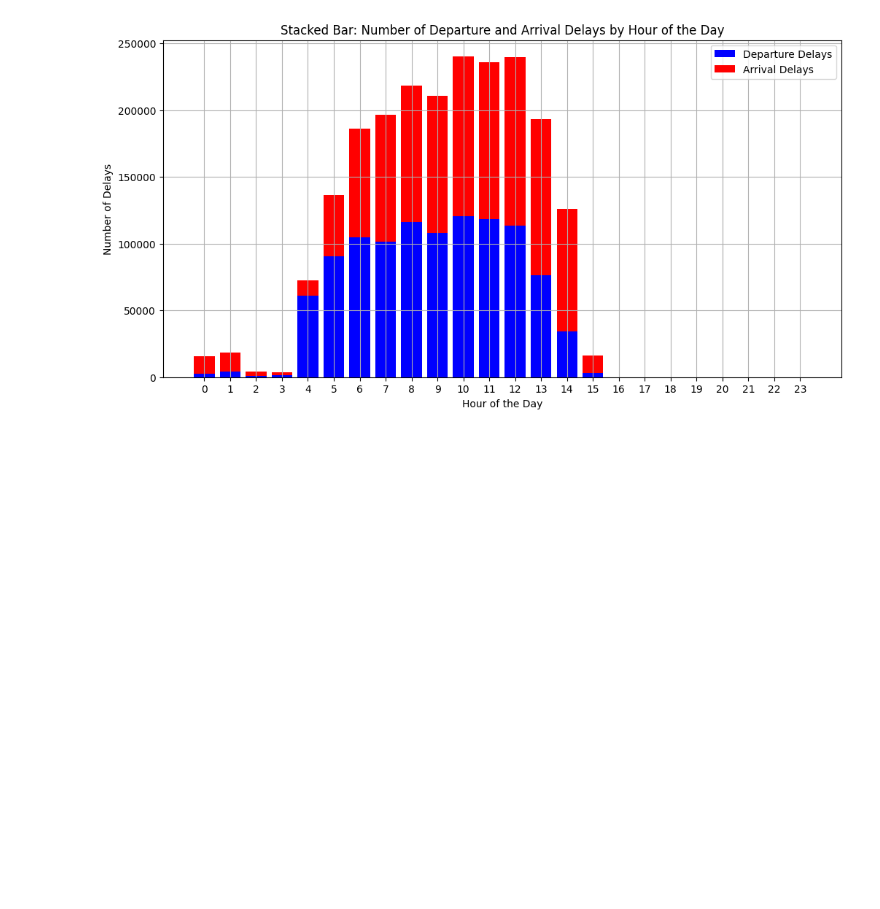
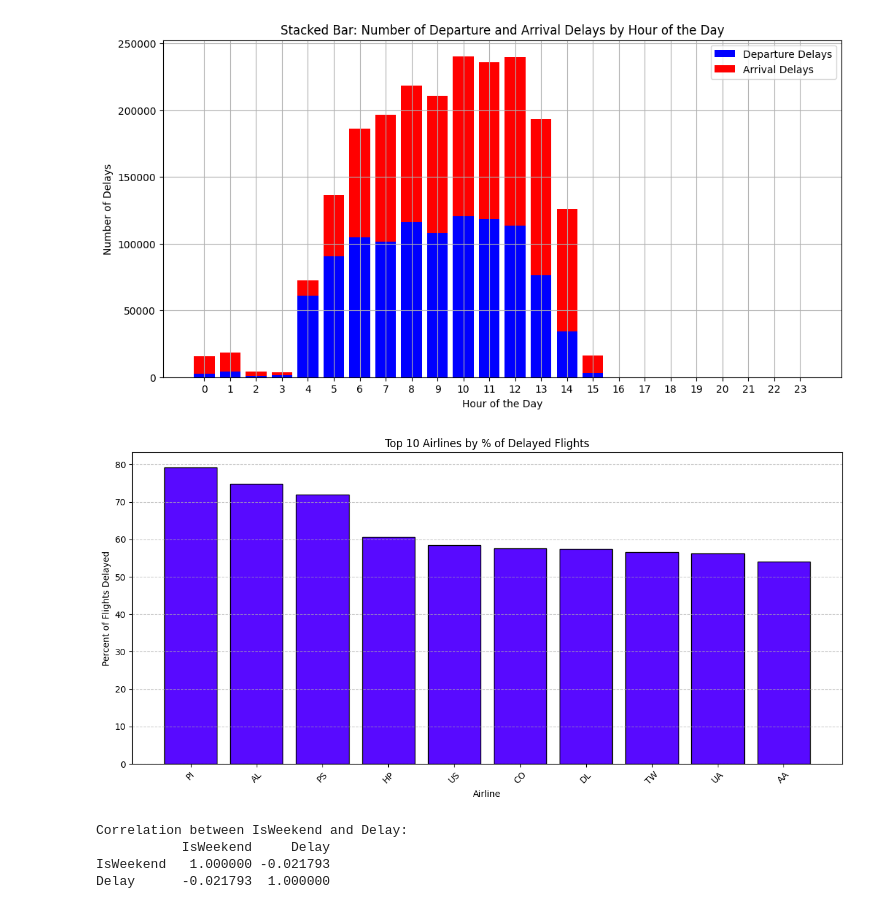
Before and after one commit to AnnikaBoodoosingh/COMP3610-Project, a Jupyter notebook: feature_selection.ipynb, the cells around one changed output. Saved outputs shown, nothing was run; the diff lists cells and outputs as text; code cells hidden in the pictures; blank space fills up the shorter version.

```diff
--- a/feature_selection.ipynb
+++ b/feature_selection.ipynb
@@ -325,3 +325,71 @@ plt.legend()
 plt.show()
 # %% [output]
 [figure]
+# %%
+import pandas as pd
+
+# Load your dataset
+df = pd.read_csv("cleaned_flight_data.csv", encoding="ISO-8859-1", low_memory=False)
+# %%
+import pandas as pd
+import matplotlib.pyplot as plt
+
+# Step 1: Select the needed columns and make a copy to avoid SettingWithCopyWarning
+data = df[['IATA_CODE_Reporting_Airline', 'DepDelay', 'ArrDelay', 'Flights']].copy()
+
+# Step 2: Create the 'Delay' column
+data.loc[:, 'Delay'] = ((data['DepDelay'] > 0) | (data['ArrDelay'] > 0)).astype(int)
+
+# Step 3: Get total flights per airline
+alldata = data[['IATA_CODE_Reporting_Airline', 'Flights']]
+alldata = alldata.groupby('IATA_CODE_Reporting_Airline').sum().reset_index()
+alldata.columns = ['Airline', 'Flights']
+
+# Step 4: Get number of delayed flights per airline
+delay_data = data[['IATA_CODE_Reporting_Airline', 'Delay']]
+delay_data = delay_data.groupby('IATA_CODE_Reporting_Airline').sum().reset_index()
+delay_data.columns = ['Airline', 'Delayed']
+
+# Step 5: Merge total flights and delayed flights
+ratio_data = pd.merge(alldata, delay_data, on='Airline', how='left')
+ratio_data['Delayed'] = ratio_data['Delayed'].fillna(0)  # In case no delays for some airlines
+ratio_data['Percent Delayed'] = (ratio_data['Delayed'] / ratio_data['Flights']) * 100
+
+# Step 6: Sort by % delayed and take Top 10
+ratio_data = ratio_data.sort_values('Percent Delayed', ascending=False).head(10)
+
+# Step 7: Plot
+plt.figure(figsize=(12, 6))
+plt.bar(ratio_data['Airline'], ratio_data['Percent Delayed'], color='#580aff', edgecolor='black')
+plt.title('Top 10 Airlines by % of Delayed Flights')
+plt.xlabel('Airline')
+plt.ylabel('Percent of Flights Delayed')
+plt.xticks(rotation=45)
+plt.grid(axis='y', linestyle='--', alpha=0.7)
+plt.tight_layout()
+plt.show()
+# %% [output]
+[figure, added]
+# %%
+# Step 1: Select the needed columns and make a copy to avoid SettingWithCopyWarning
+df_selected = df[['DayOfWeek', 'DepDelay', 'ArrDelay', 'Flights']].copy()
+
+# Check if the flight is on a weekend (Saturday=6, Sunday=7)
+df_selected['IsWeekend'] = df_selected['DayOfWeek'].isin([6, 7]).astype(int)
+
+df_selected.columns = df_selected.columns.str.strip()  # Remove leading/trailing spaces
+
+# Check if either departure or arrival delay > 0 minutes
+df_selected['Delay'] = ((df_selected['DepDelay'] > 0) | (df_selected['ArrDelay'] > 0)).astype(int)
+
+# Calculate the correlation between IsWeekend and Delay
+correlation = df_selected[['IsWeekend', 'Delay']].corr()
+
+# Print the correlation matrix
+print("Correlation between IsWeekend and Delay:")
+print(correlation)
+# %% [output]
+Correlation between IsWeekend and Delay:
+           IsWeekend     Delay
+IsWeekend   1.000000 -0.021793
+Delay      -0.021793  1.000000
```
Also changed, not shown: parts of 3 cells of this notebook.
